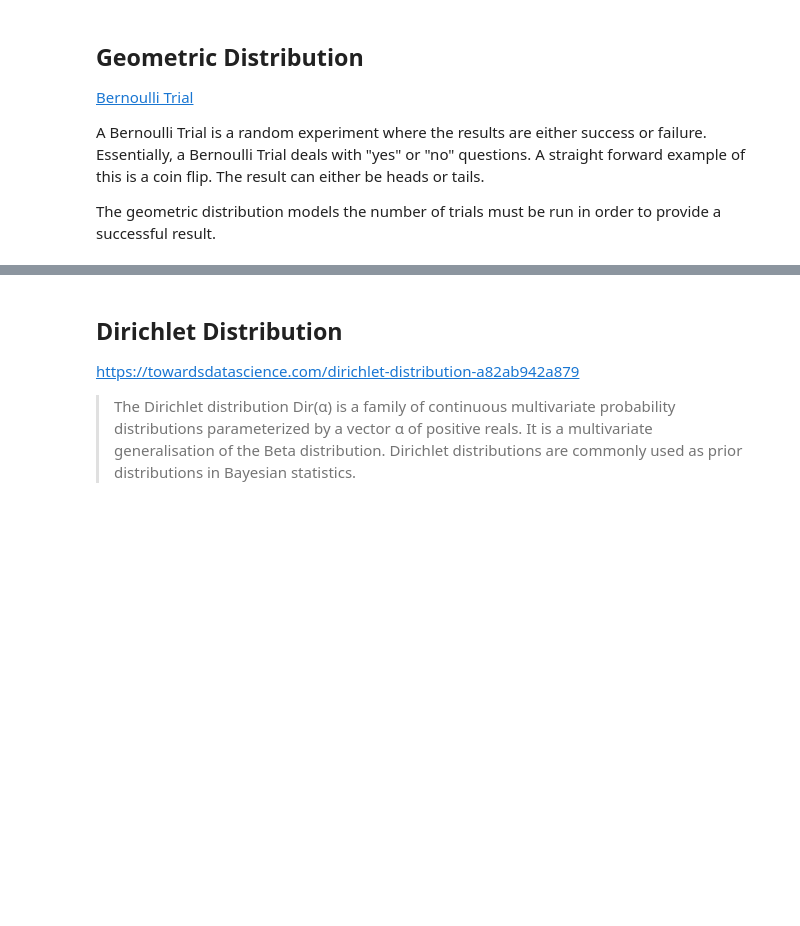
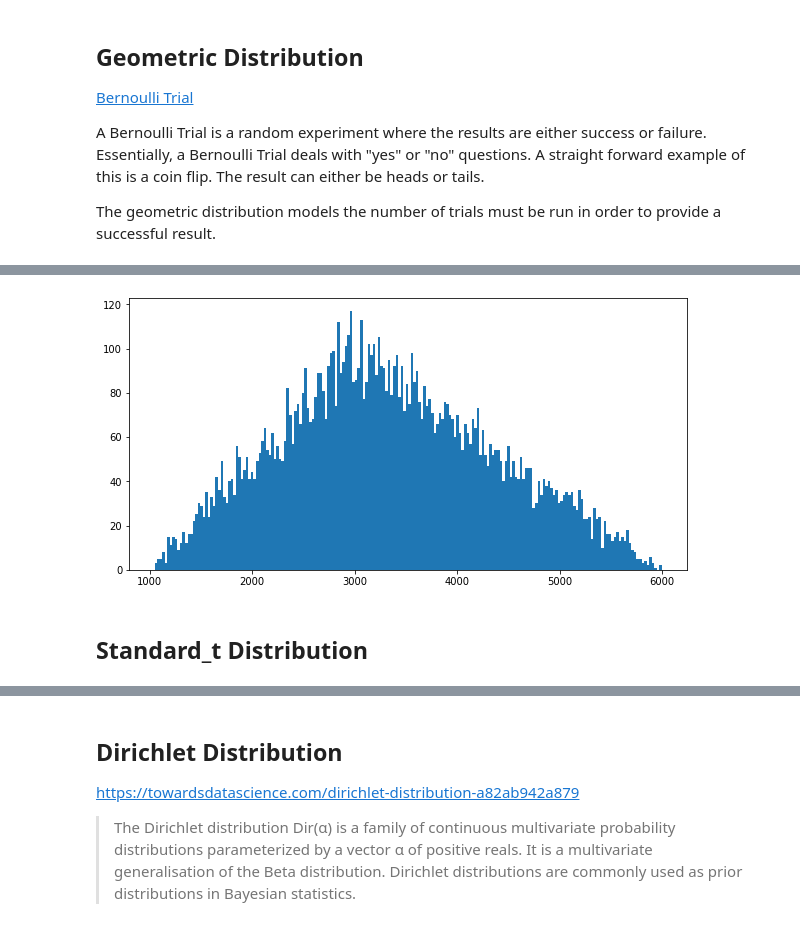
Before and after one commit to ANihill/prog-practical-assignment, a Jupyter notebook: Programming for Data Analysis - Practical Assignments.ipynb, the cells around one changed output, grey strips where cells are left out. Drawn from its saved outputs; the diff is of its cells as text; code cells hidden in the pictures; blank space fills up the shorter version.

```diff
--- a/Programming for Data Analysis - Practical Assignments.ipynb
+++ b/Programming for Data Analysis - Practical Assignments.ipynb
@@ -207,0 +215,8 @@ plt.show()
+# %%
+# Triangualr distribution where a=1000, b=6000, c=3000, with size of 10000
+plt.hist(np.random.triangular(1000, 3000, 6000, 10000), bins=200)
+plt.show()
+# %% [output]
+[figure, added]
+# %% [markdown]
+## Standard_t Distribution
```
Also changed, not shown: parts of 17 cells of this notebook.
